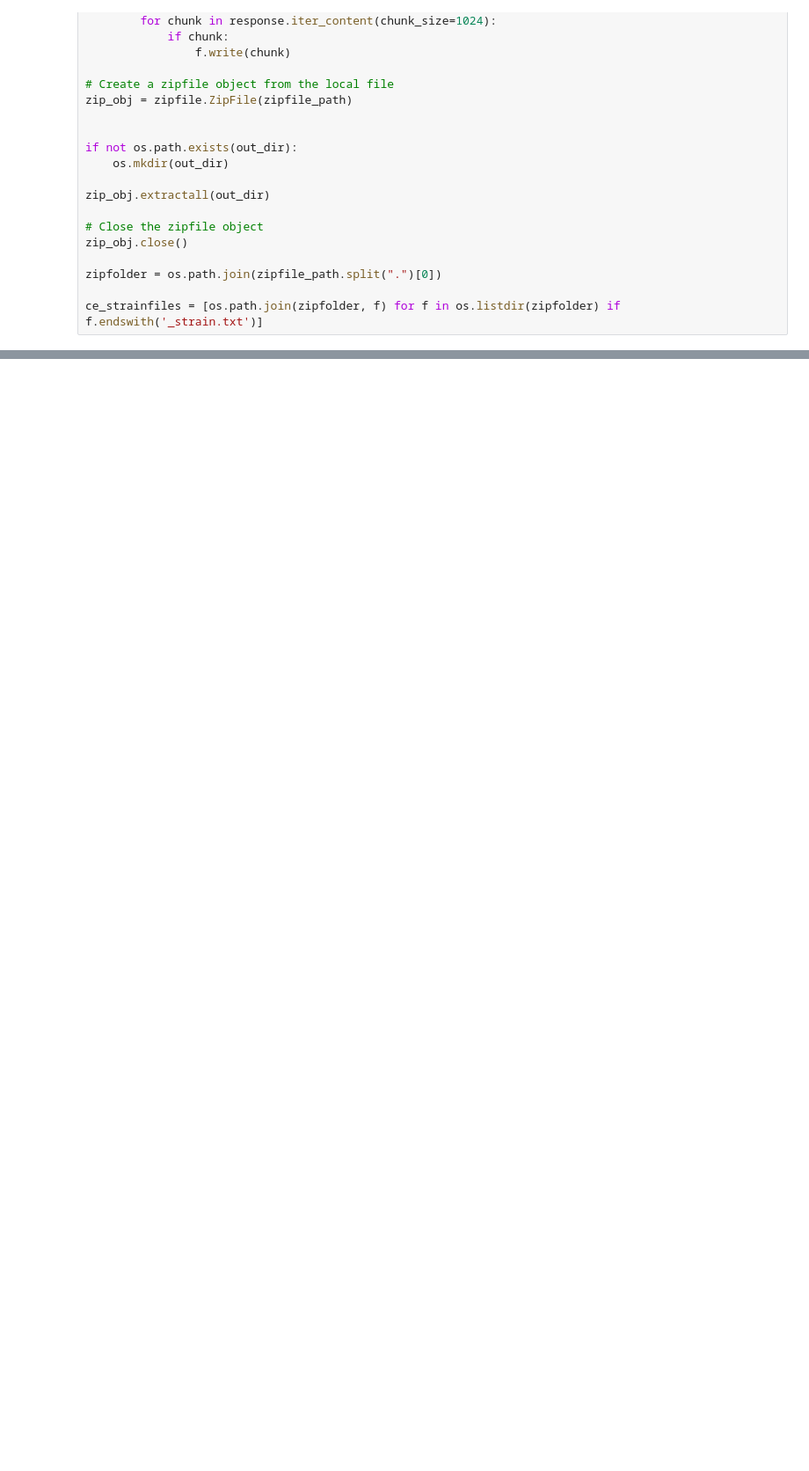
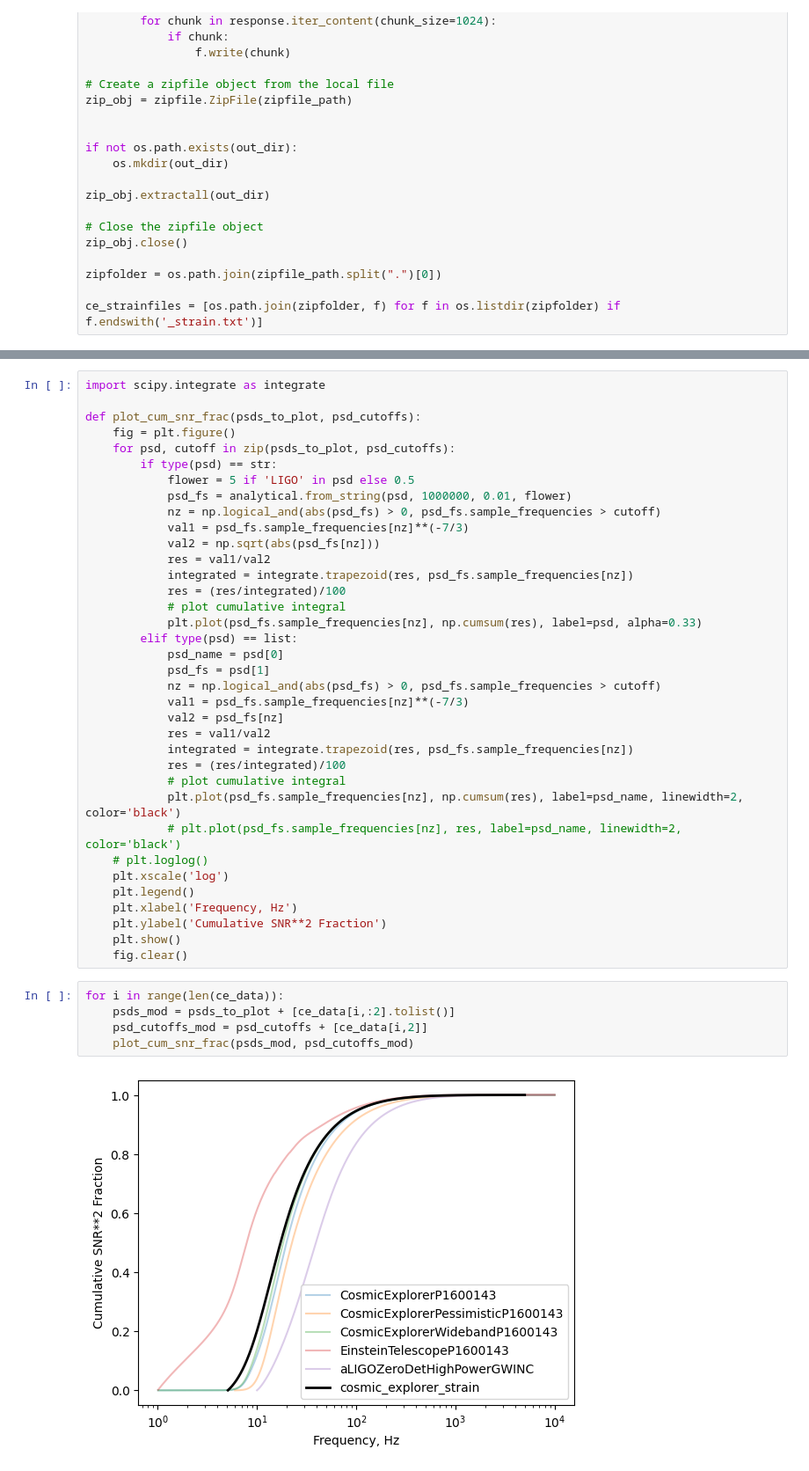
Before and after one commit to icg-gravwaves/3g_low_latency, a Jupyter notebook: template_bank/plot_psds.ipynb, the cells around one changed output, grey strips where cells are left out. Shown at 88% size. Cells and saved outputs as stored; diff of their text form; blank space fills up the shorter version.

```diff
--- a/template_bank/plot_psds.ipynb
+++ b/template_bank/plot_psds.ipynb
@@ -127,0 +248,43 @@ for i in range(len(ce_data)):
+# %%
+import scipy.integrate as integrate
+
+def plot_cum_snr_frac(psds_to_plot, psd_cutoffs):
+    fig = plt.figure()
+    for psd, cutoff in zip(psds_to_plot, psd_cutoffs):
+        if type(psd) == str:
+            flower = 5 if 'LIGO' in psd else 0.5
+            psd_fs = analytical.from_string(psd, 1000000, 0.01, flower)
+            nz = np.logical_and(abs(psd_fs) > 0, psd_fs.sample_frequencies > cutoff)
+            val1 = psd_fs.sample_frequencies[nz]**(-7/3)
+            val2 = np.sqrt(abs(psd_fs[nz]))
+            res = val1/val2
+            integrated = integrate.trapezoid(res, psd_fs.sample_frequencies[nz])
+            res = (res/integrated)/100
+            # plot cumulative integral
+            plt.plot(psd_fs.sample_frequencies[nz], np.cumsum(res), label=psd, alpha=0.33)
+        elif type(psd) == list:
+            psd_name = psd[0]
+            psd_fs = psd[1]
+            nz = np.logical_and(abs(psd_fs) > 0, psd_fs.sample_frequencies > cutoff)
+            val1 = psd_fs.sample_frequencies[nz]**(-7/3)
+            val2 = psd_fs[nz]
+            res = val1/val2
+            integrated = integrate.trapezoid(res, psd_fs.sample_frequencies[nz])
+            res = (res/integrated)/100
+            # plot cumulative integral
+            plt.plot(psd_fs.sample_frequencies[nz], np.cumsum(res), label=psd_name, linewidth=2, color='black')
+            # plt.plot(psd_fs.sample_frequencies[nz], res, label=psd_name, linewidth=2, color='black')
+    # plt.loglog()
+    plt.xscale('log')
+    plt.legend()
+    plt.xlabel('Frequency, Hz')
+    plt.ylabel('Cumulative SNR**2 Fraction')
+    plt.show()
+    fig.clear()
+# %%
+for i in range(len(ce_data)):
+    psds_mod = psds_to_plot + [ce_data[i,:2].tolist()]
+    psd_cutoffs_mod = psd_cutoffs + [ce_data[i,2]]
+    plot_cum_snr_frac(psds_mod, psd_cutoffs_mod)
+# %% [output]
+[figure, added]
```
Also changed, not shown: parts of 14 cells of this notebook.
